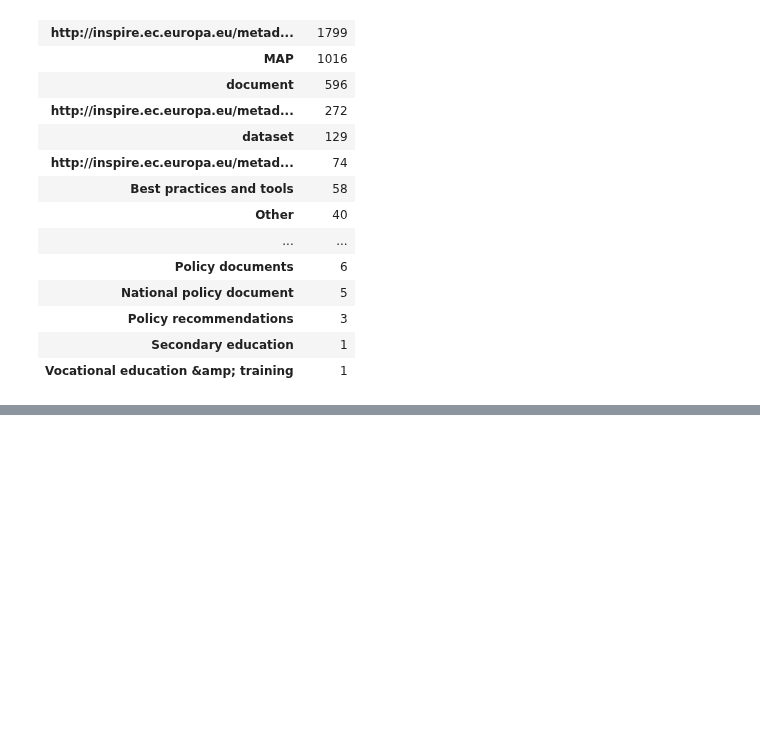
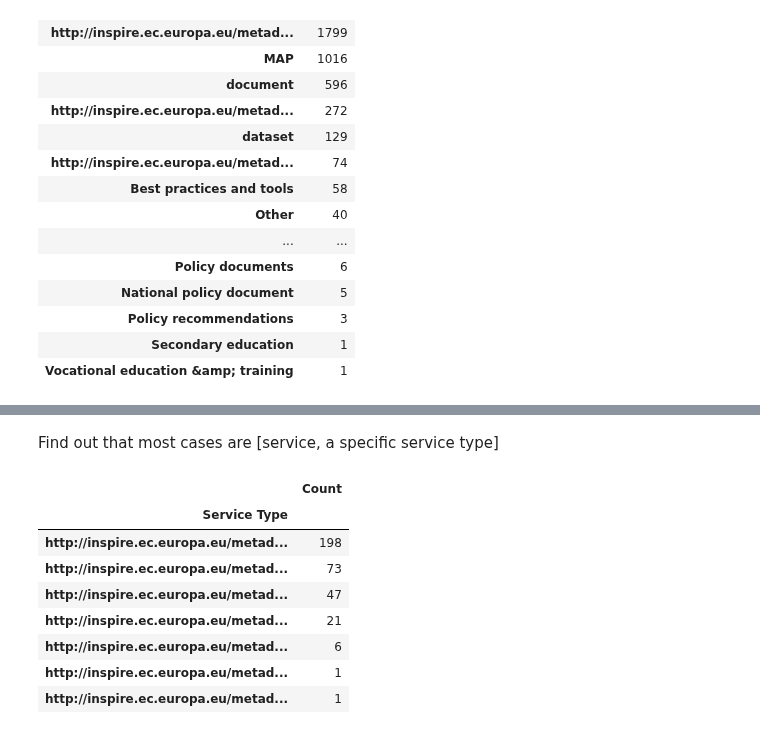
Before and after one commit to soilwise-he/metadata-augmentation, a Jupyter notebook: element-matcher/metadata_exploration.ipynb, the cells around one changed output, grey strips where cells are left out. Cells and saved outputs as stored; diff of their text form; code cells hidden in the pictures; blank space fills up the shorter version.

```diff
--- a/element-matcher/metadata_exploration.ipynb
+++ b/element-matcher/metadata_exploration.ipynb
@@ -114,0 +205,24 @@ types_df
+# %% [markdown]
+Find out that most cases are [service, a specific service type]
+# %%
+service_type = []
+for t in types:
+    if 'http://inspire.ec.europa.eu/metadata-codelist/ResourceType/service' in t:
+        ser_spec = [i for i in t if i != 'http://inspire.ec.europa.eu/metadata-codelist/ResourceType/service']
+        service_type.extend(ser_spec)
+counter_s = Counter(service_type)
+
+service_types_df = pd.DataFrame.from_dict(counter_s, orient='index', columns=['Count'])
+service_types_df.index.name = 'Service Type'
+service_types_df = service_types_df.sort_values('Count', ascending=False)
+service_types_df
+# %% [output]
+|  | Count |
+| Service Type |  |
+| http://inspire.ec.europa.eu/metad... | 198 |
+| http://inspire.ec.europa.eu/metad... | 73 |
+| http://inspire.ec.europa.eu/metad... | 47 |
+| http://inspire.ec.europa.eu/metad... | 21 |
+| http://inspire.ec.europa.eu/metad... | 6 |
+| http://inspire.ec.europa.eu/metad... | 1 |
+| http://inspire.ec.europa.eu/metad... | 1 |
```
Also changed, not shown: parts of 5 cells of this notebook.
